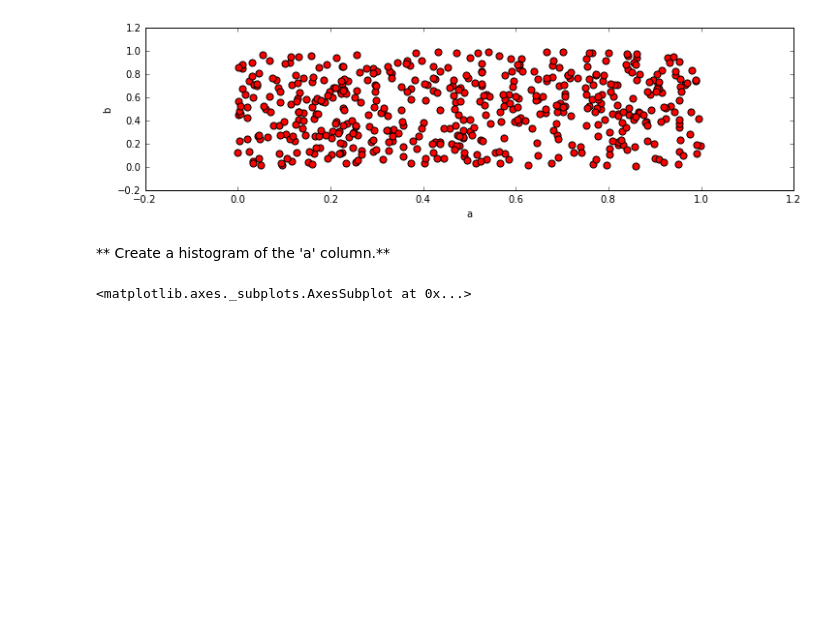
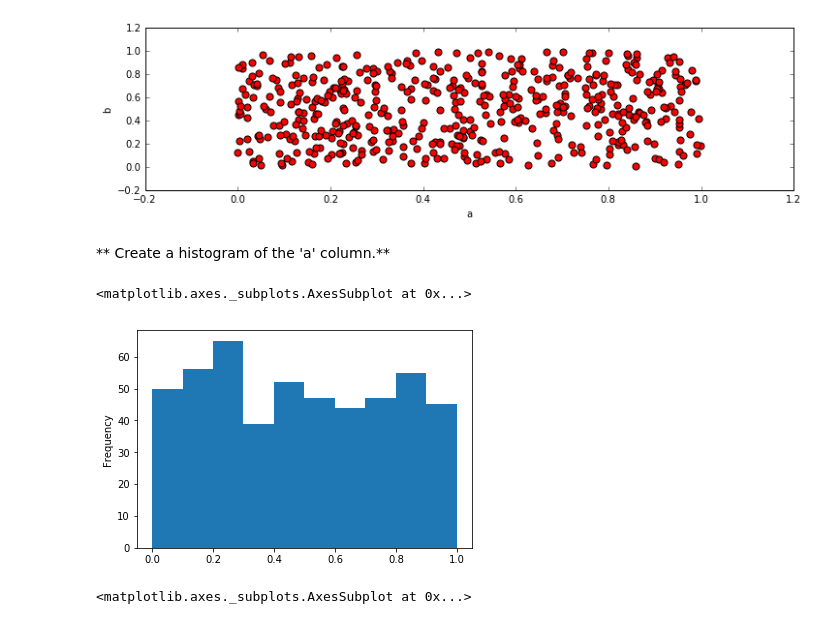
Before and after one commit to thomasdunlap/Python-DS-And-ML-Bootcamp, a Jupyter notebook: Python-for-Data-Visualization/Pandas Built-in Data Viz/Pandas Data Visualization Exercise .ipynb, the cells around one changed output. Drawn from its saved outputs; the diff is of its cells as text; code cells hidden in the pictures; blank space fills up the shorter version.

```diff
--- a/Python-for-Data-Visualization/Pandas Built-in Data Viz/Pandas Data Visualization Exercise .ipynb
+++ b/Python-for-Data-Visualization/Pandas Built-in Data Viz/Pandas Data Visualization Exercise .ipynb
@@ -45,6 +46,11 @@ df3.plot.scatter(x='a', y='b')
 [figure]
 # %% [markdown]
 ** Create a histogram of the 'a' column.**
+# %%
+df3['a'].plot.hist()
+# %% [output]
+<matplotlib.axes._subplots.AxesSubplot at 0x...>
+[figure, added]
 # %%
 # %% [output]
 <matplotlib.axes._subplots.AxesSubplot at 0x...>
```
Also changed, not shown: parts of 6 cells of this notebook.
